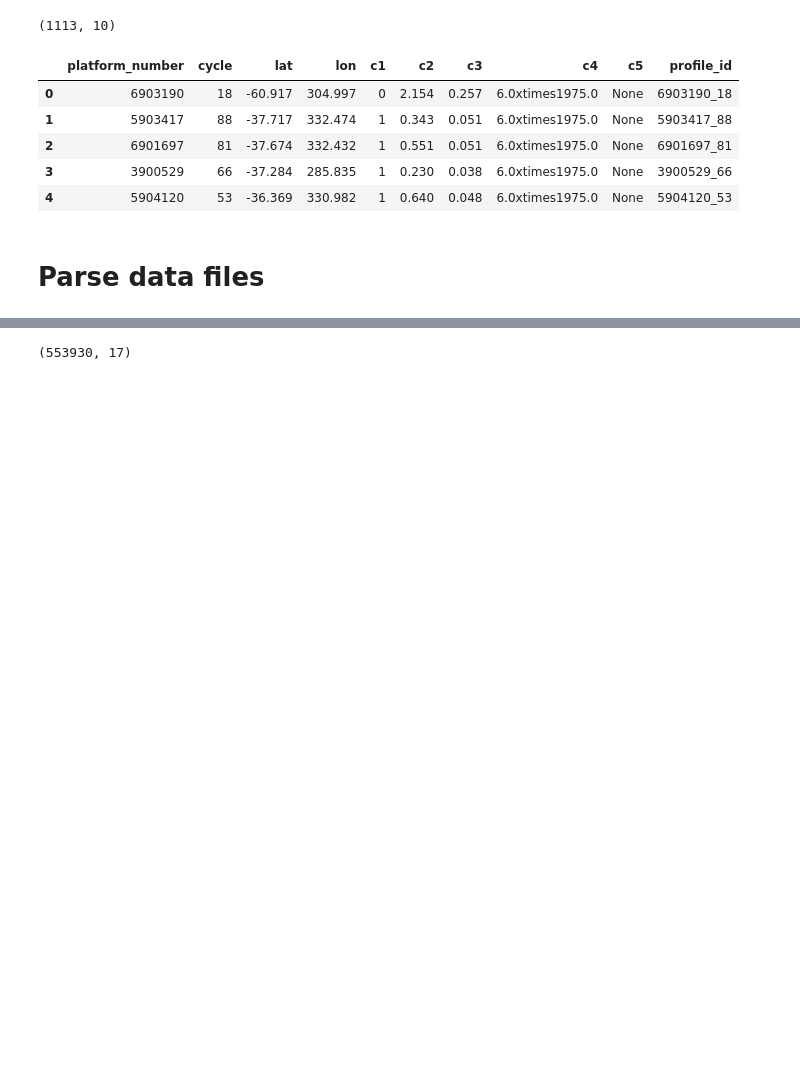
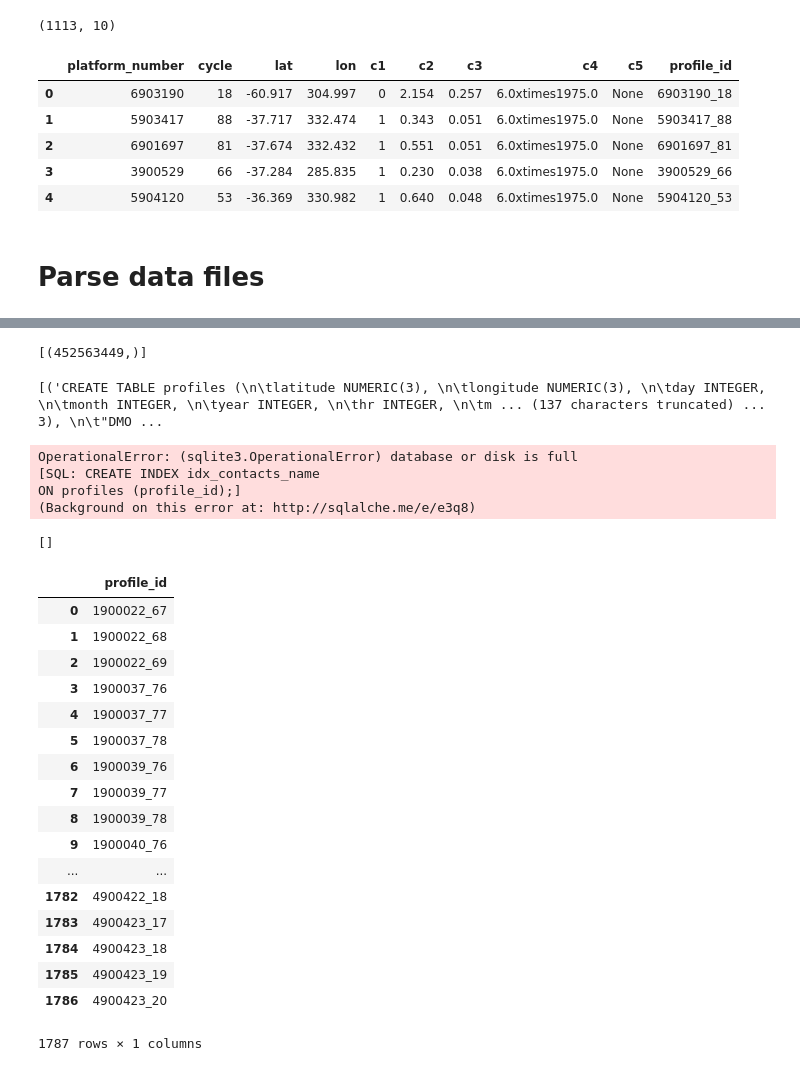
Before and after one commit to tylertucker202/argo-database, a Jupyter notebook: gridding/JG-data-to-db.ipynb, the cells around one changed output, grey strips where cells are left out. Drawn from its saved outputs; the diff is of its cells as text; code cells hidden in the pictures; blank space fills up the shorter version.

```diff
--- a/gridding/JG-data-to-db.ipynb
+++ b/gridding/JG-data-to-db.ipynb
@@ -94,6 +97,7 @@ rejectDf.head()
 ok_ids = whiteList['profile_id'].tolist()
 # %%
 rejectDf = rejectDf[~rejectDf['profile_id'].isin(ok_ids)]
+rejectList = rejectDf['profile_id'].tolist()
 # %%
 print(rejectDf.shape)
 rejectDf.head()
@@ -154,2 +298,5 @@ for file in files:
 # %%
-smdf = pd.read_sql_query('SELECT * FROM {} LIMIT 10;'.format(tableName), conn)
+profile_ids = pd.read_sql_query(
+    '''
+    SELECT DISTINCT profile_id FROM {};
+    '''.format(tableName), conn)
@@ -158,4 +314,6 @@ DatabaseError: Execution failed on sql 'SELECT * FROM profiles LIMIT 10;': no su
 # %%
-conn.execute('''SELECT COUNT(*) FROM {};'''.format(tableName))
+cursor = conn.execute('''SELECT COUNT(*) FROM {};'''.format(tableName))
-# %% [output]
-(553930, 17)
+# %%
+cursor.fetchall()
+# %% [output]
+[(452563449,)]
@@ -161,0 +326,37 @@ conn.execute('''SELECT COUNT(*) FROM {};'''.format(tableName))
+# %%
+cursor.fetchall()
+# %% [output]
+[('CREATE TABLE profiles (\n\tlatitude NUMERIC(3), \n\tlongitude NUMERIC(3), \n\tday INTEGER, \n\tmonth INTEGER, \n\tyear INTEGER, \n\thr INTEGER, \n\tm ... (137 characters truncated) ... 3), \n\t"DMO ...
+# %%
+cursor = conn.execute('''CREATE INDEX idx_contacts_name
+ON {0} (profile_id);'''.format(tableName))
+# %% [output]
+OperationalError: (sqlite3.OperationalError) database or disk is full
+[SQL: CREATE INDEX idx_contacts_name
+ON profiles (profile_id);]
+(Background on this error at: http://sqlalche.me/e/e3q8)
+# %%
+cursor.fetchall()
+# %% [output]
+[]
+# %%
+profile_ids[~profile_ids['profile_id'].isin(rejectList)]
+# %% [output]
+|  | profile_id |
+| 0 | 1900022_67 |
+| 1 | 1900022_68 |
+| 2 | 1900022_69 |
+| 3 | 1900037_76 |
+| 4 | 1900037_77 |
+| 5 | 1900037_78 |
+| 6 | 1900039_76 |
+| 7 | 1900039_77 |
+| 8 | 1900039_78 |
+| 9 | 1900040_76 |
+| ... | ... |
+| 1782 | 4900422_18 |
+| 1783 | 4900423_17 |
+| 1784 | 4900423_18 |
+| 1785 | 4900423_19 |
+| 1786 | 4900423_20 |
+1787 rows × 1 columns
```
Also changed, not shown: parts of 29 cells of this notebook, 4 other files.
